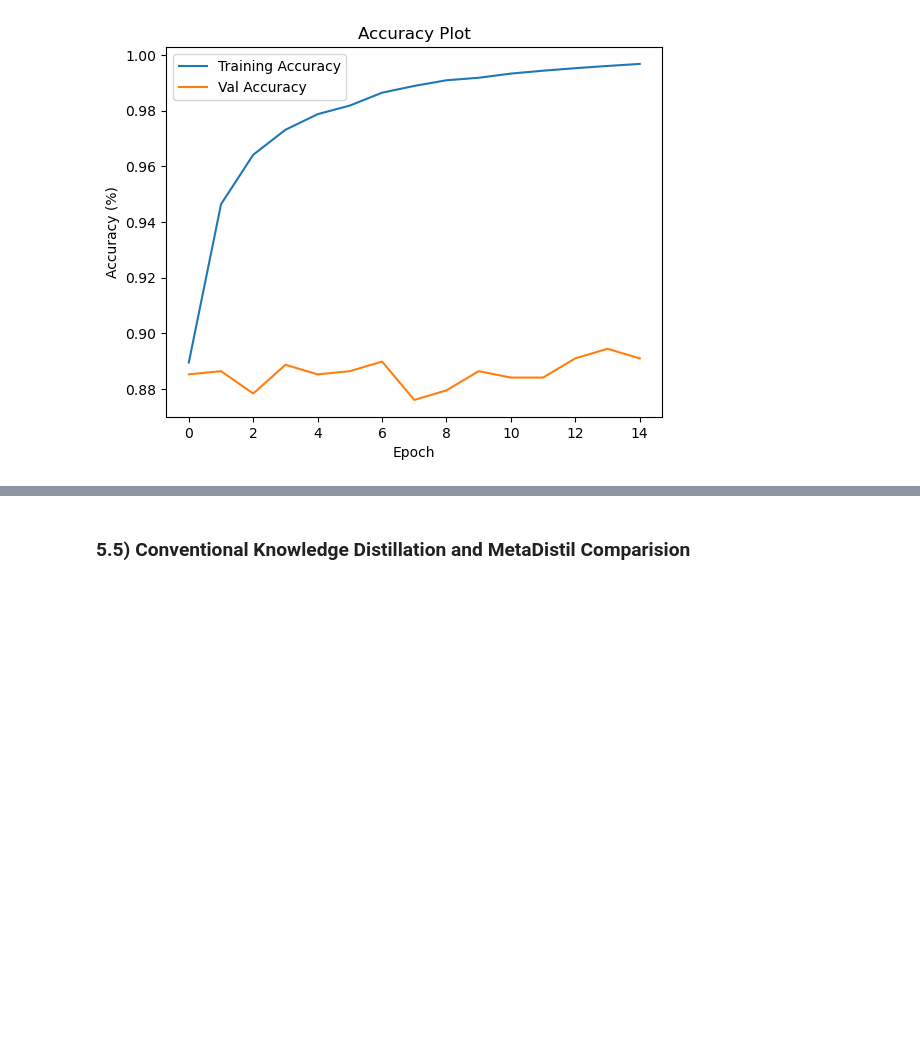
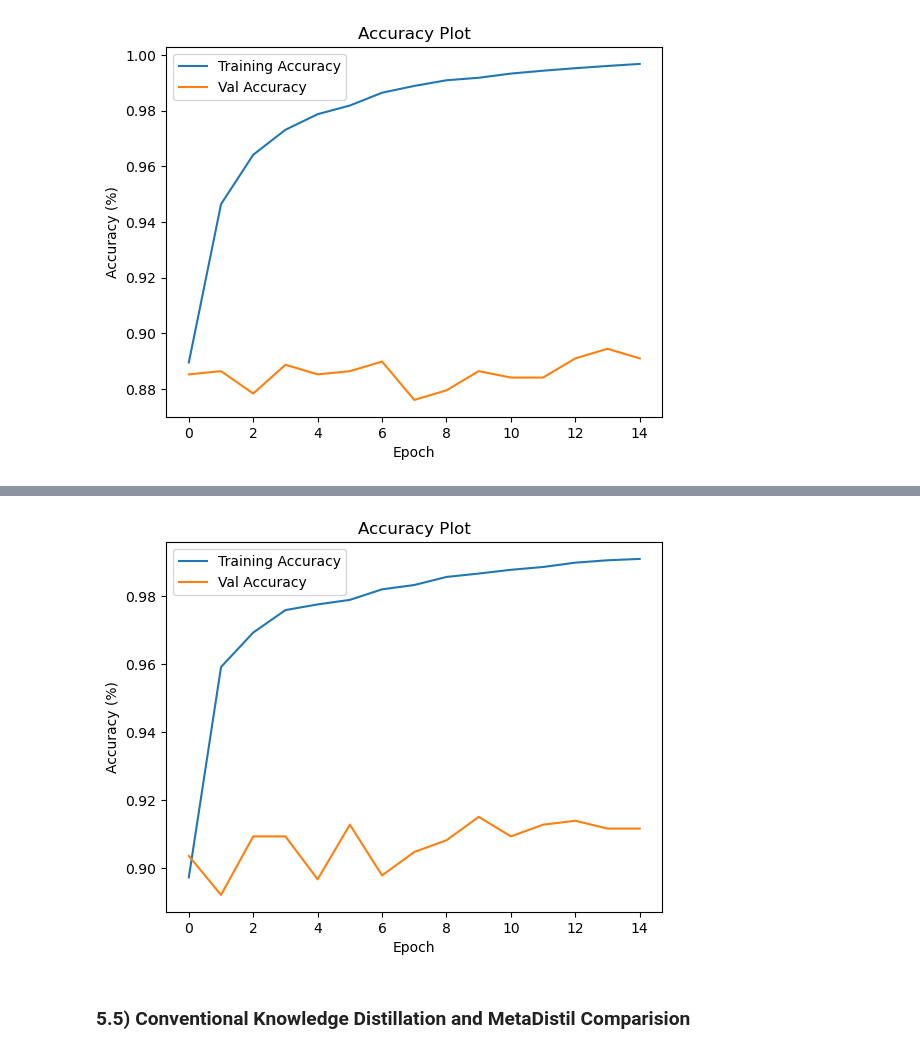
Before and after one commit to aal2015/NLP-Project, a Jupyter notebook: models_analysis.ipynb, the cells around one changed output, grey strips where cells are left out. Cells and saved outputs as stored; diff of their text form; code cells hidden in the pictures; blank space fills up the shorter version.

```diff
--- a/models_analysis.ipynb
+++ b/models_analysis.ipynb
@@ -423,3 +437,8 @@ plotAccuracy(metaDistil_multi_teacher_distilbert_hist['train_accs'], metaDistil_
+# %%
+plotAccuracy(metaDistil_bert_bert_distilbert_hist['train_accs'], metaDistil_bert_bert_distilbert_hist['val_accs'],
+            title="Accuracy Plot")
+# %% [output]
+[figure, added]
 # %% [markdown]
 ### 5.5) Conventional Knowledge Distillation and MetaDistil Comparision
 # %% [markdown]
```
Also changed, not shown: parts of 31 cells of this notebook, 4 other files.
